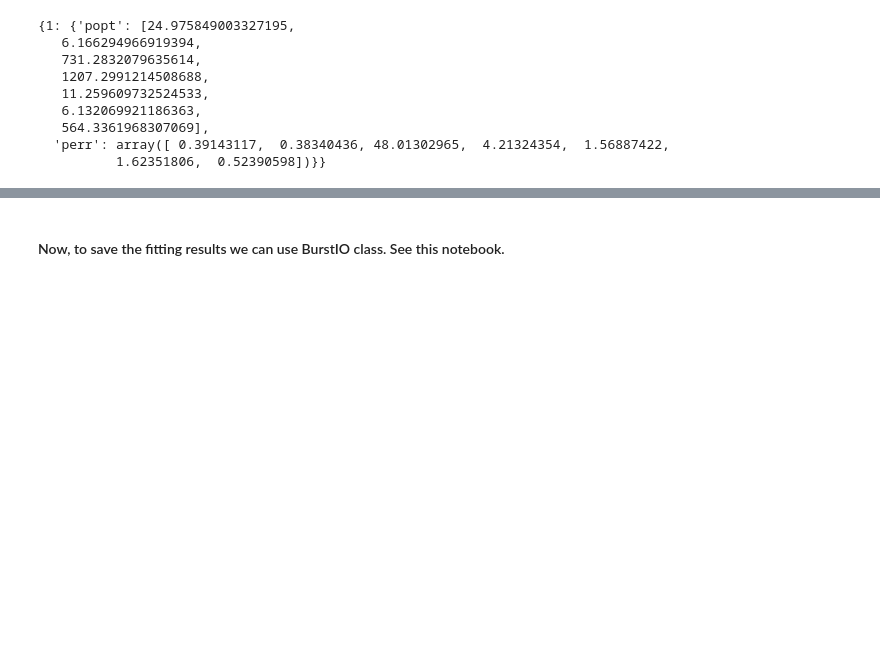
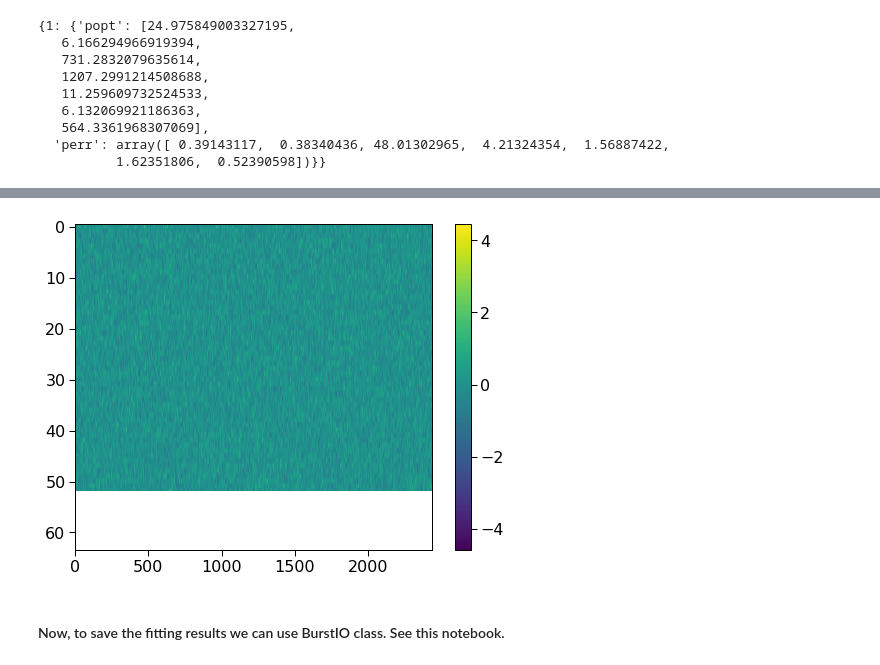
Before and after one commit to thepetabyteproject/burstfit, a Jupyter notebook: examples/BurstFit.ipynb, the cells around one changed output, grey strips where cells are left out. Drawn from its saved outputs; the diff is of its cells as text; code cells hidden in the pictures; blank space fills up the shorter version.

```diff
--- a/examples/BurstFit.ipynb
+++ b/examples/BurstFit.ipynb
@@ -305,2 +355,6 @@ bf.sgram_params['all']
+# %%
+plot_me(bf.residual)
+# %% [output]
+[figure, added]
 # %% [markdown]
 #### Now, to save the fitting results we can use BurstIO class. See this notebook.
```
Also changed, not shown: parts of 26 cells of this notebook.
